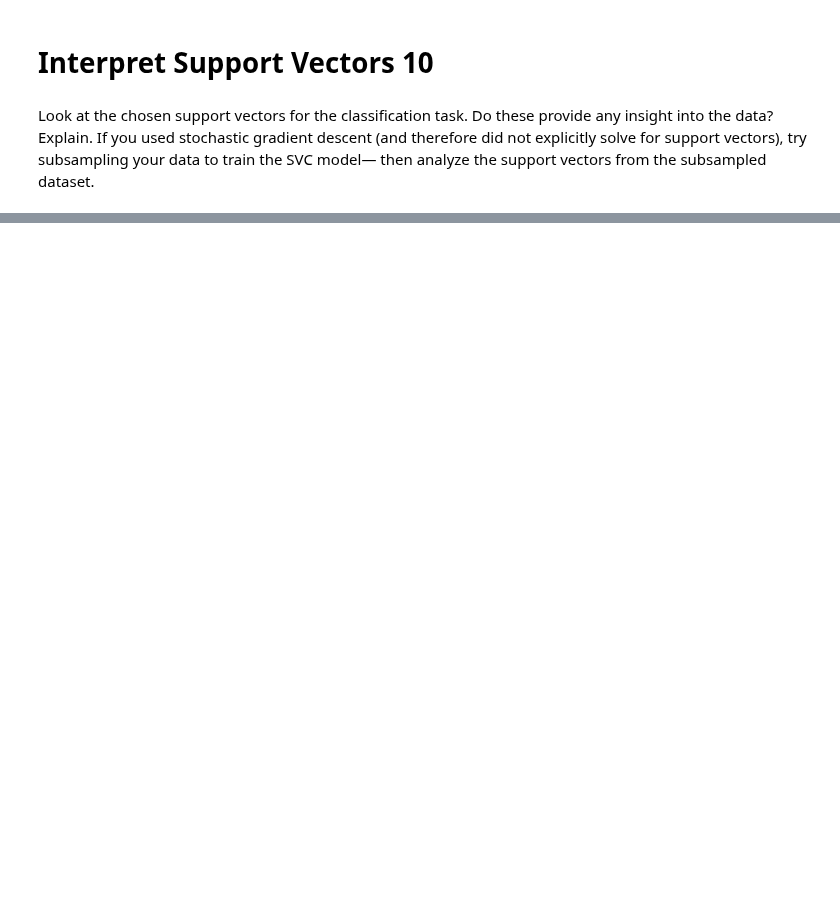
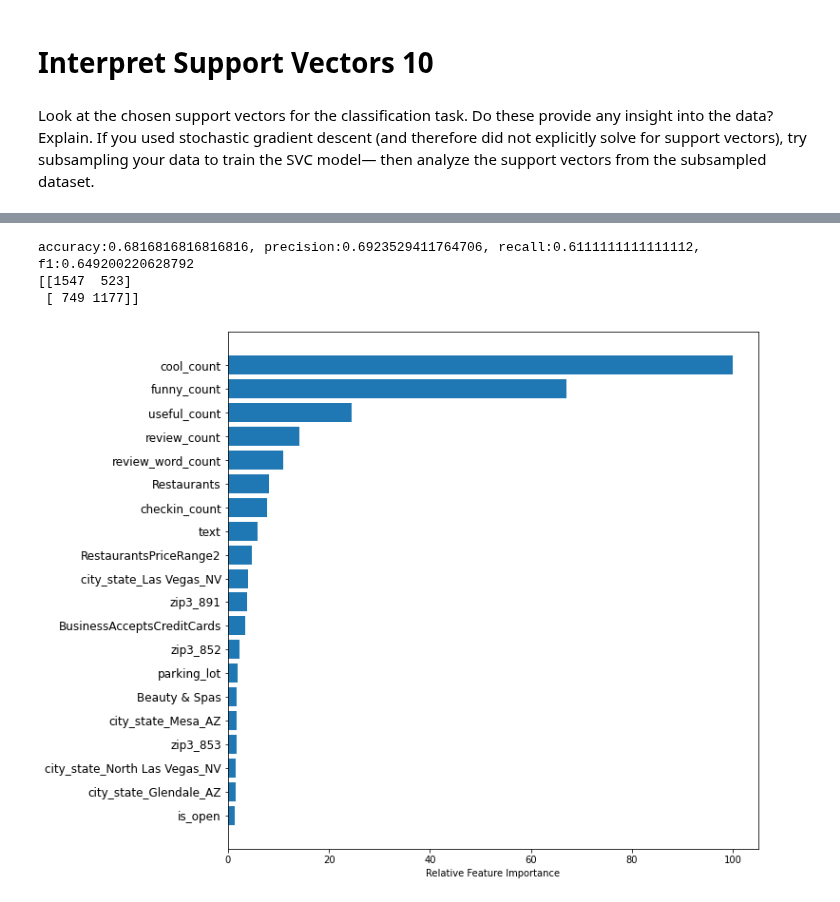
Before and after one commit to rchannewiser/MSDS-machine-learning1-team5, a Jupyter notebook: team5_lab2.ipynb, the cells around one changed output, grey strips where cells are left out. Cells and saved outputs as stored; diff of their text form; code cells hidden in the pictures; blank space fills up the shorter version.

Commit message:
SVC analysis on 1/5 of the data

```diff
--- a/team5_lab2.ipynb
+++ b/team5_lab2.ipynb
@@ -241,3 +235,14 @@ plot_importance(svm_importance,top_n=20)
 # Interpret Support Vectors	10
 # %% [markdown]
 Look at the chosen support vectors for the classification task. Do these provide any insight into the data? Explain. If you used stochastic gradient descent (and therefore did not explicitly solve for support vectors), try subsampling your data to train the SVC model— then analyze the support vectors from the subsampled dataset.
+# %%
+df_business_subset = df_business_hot.sample(frac=0.2,replace=True)
+
+ys=df_business_subset.rating_category
+ys2 = df_business_subset["above_average"]
+Xs=df_business_subset.drop(["rating_category", "stars","above_average"], axis=1)
+#Scale your data
+
+scaler.fit(Xs)
+Xs_scaled = pd.DataFrame(scaler.transform(Xs),columns = Xs.columns)
+Xs_scaled.head(2)
@@ -243,0 +256,31 @@ Look at the chosen support vectors for the classification task. Do these provide
+# %%
+for train_indices, test_indices in cv_object.split(Xs_scaled,ys2):
+
+        X_train = Xs_scaled.iloc[train_indices]
+        y_train = ys2.iloc[train_indices]
+
+        X_test = Xs_scaled.iloc[test_indices]
+        y_test = ys2.iloc[test_indices]
+# %%
+svm_clf = SVC(C=0.5, kernel='linear', degree=3, gamma='scale') # get object
+svm_clf.fit(X_train, y_train)  # train object
+
+y_hat = svm_clf.predict(X_test) # get test set precitions
+
+acc = mt.accuracy_score(y_test,y_hat)
+conf = mt.confusion_matrix(y_test,y_hat)
+# %%
+precision=precision_score(y_test, y_hat)
+recall=recall_score(y_test, y_hat)
+f1=f1_score(y_test, y_hat)
+print(f'accuracy:{acc}, precision:{precision}, recall:{recall}, f1:{f1}')
+print(conf)
+# %% [output]
+accuracy:0.6816816816816816, precision:0.6923529411764706, recall:0.6111111111111112, f1:0.649200220628792
+[[1547  523]
+ [ 749 1177]]
+# %%
+svc_importance=get_importance(svm_clf)
+plot_importance(svc_importance,top_n=20)
+# %% [output]
+[figure, added]
```
Also changed, not shown: parts of 6 cells of this notebook.
